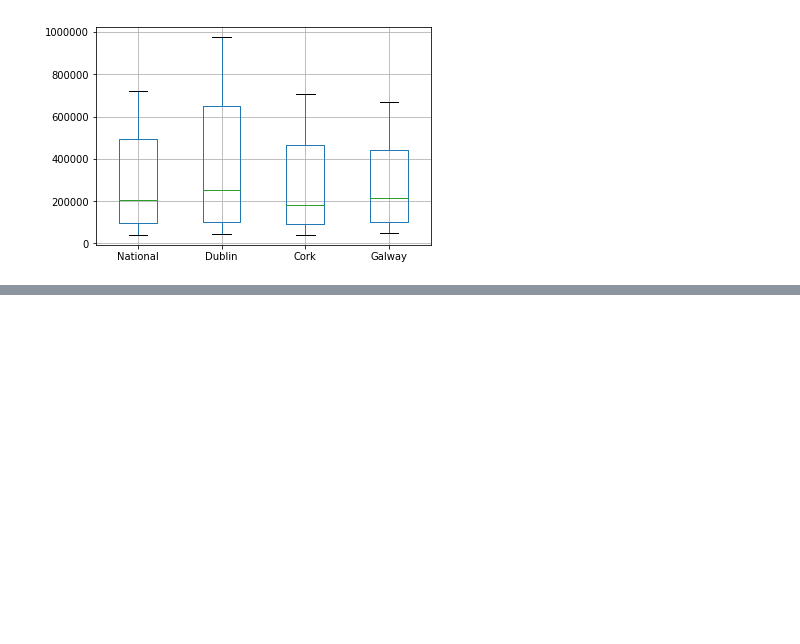
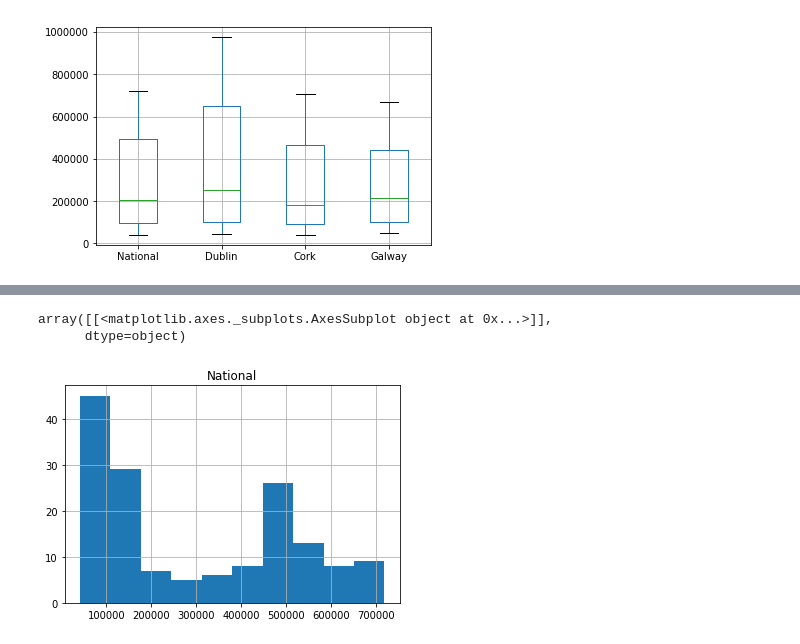
Before and after one commit to eamonnofarrell/Boxplot, a Jupyter notebook: BoxPlot_Project .ipynb, the cells around one changed output, grey strips where cells are left out. Cells and saved outputs as stored; diff of their text form; code cells hidden in the pictures; blank space fills up the shorter version.

```diff
--- a/BoxPlot_Project .ipynb
+++ b/BoxPlot_Project .ipynb
@@ -65,0 +71,6 @@ df.boxplot(column=['National', 'Dublin', 'Cork', 'Galway'])
+# %%
+df.hist(column=['National'])
+# %% [output]
+array([[<matplotlib.axes._subplots.AxesSubplot object at 0x...>]],
+      dtype=object)
+[figure, added]
```
Also changed, not shown: parts of 2 cells of this notebook.
